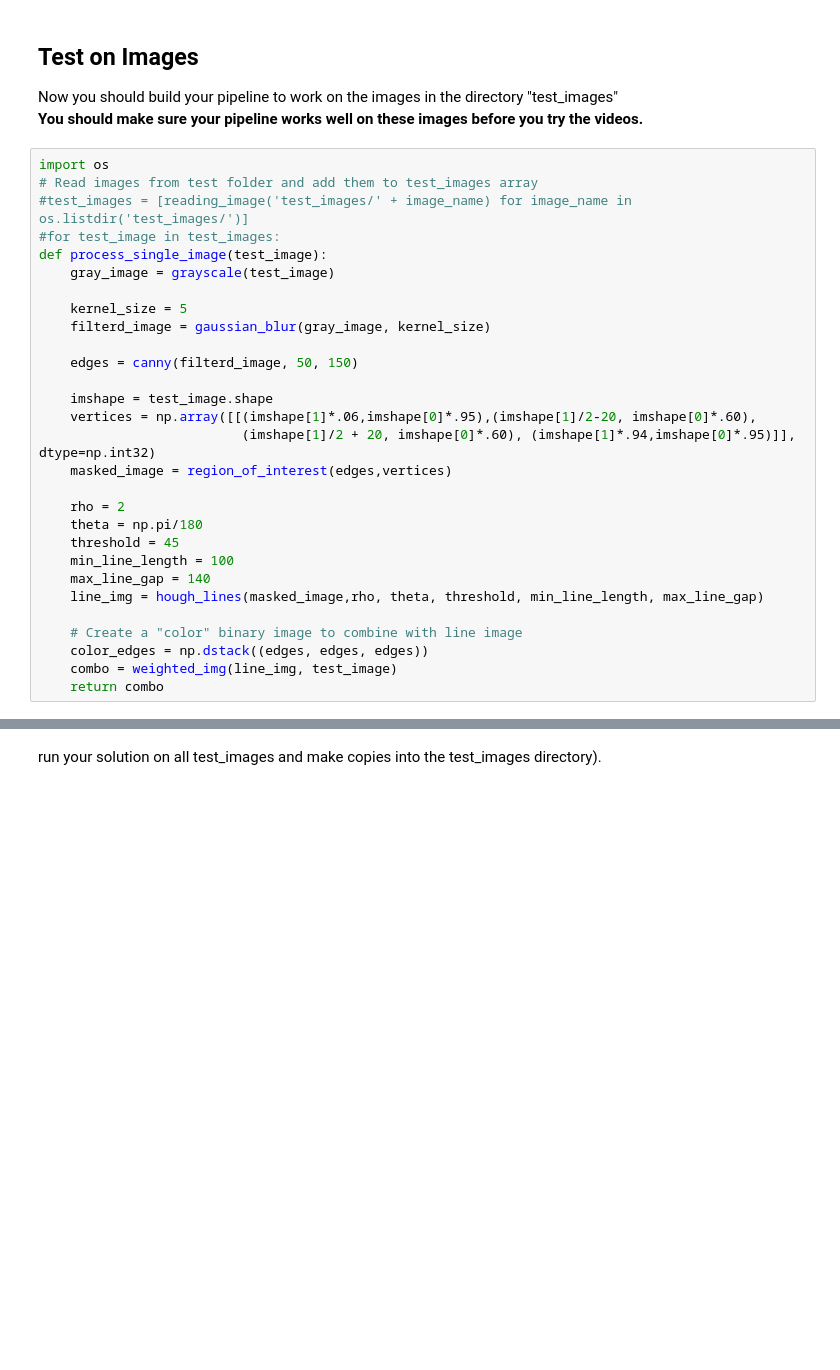
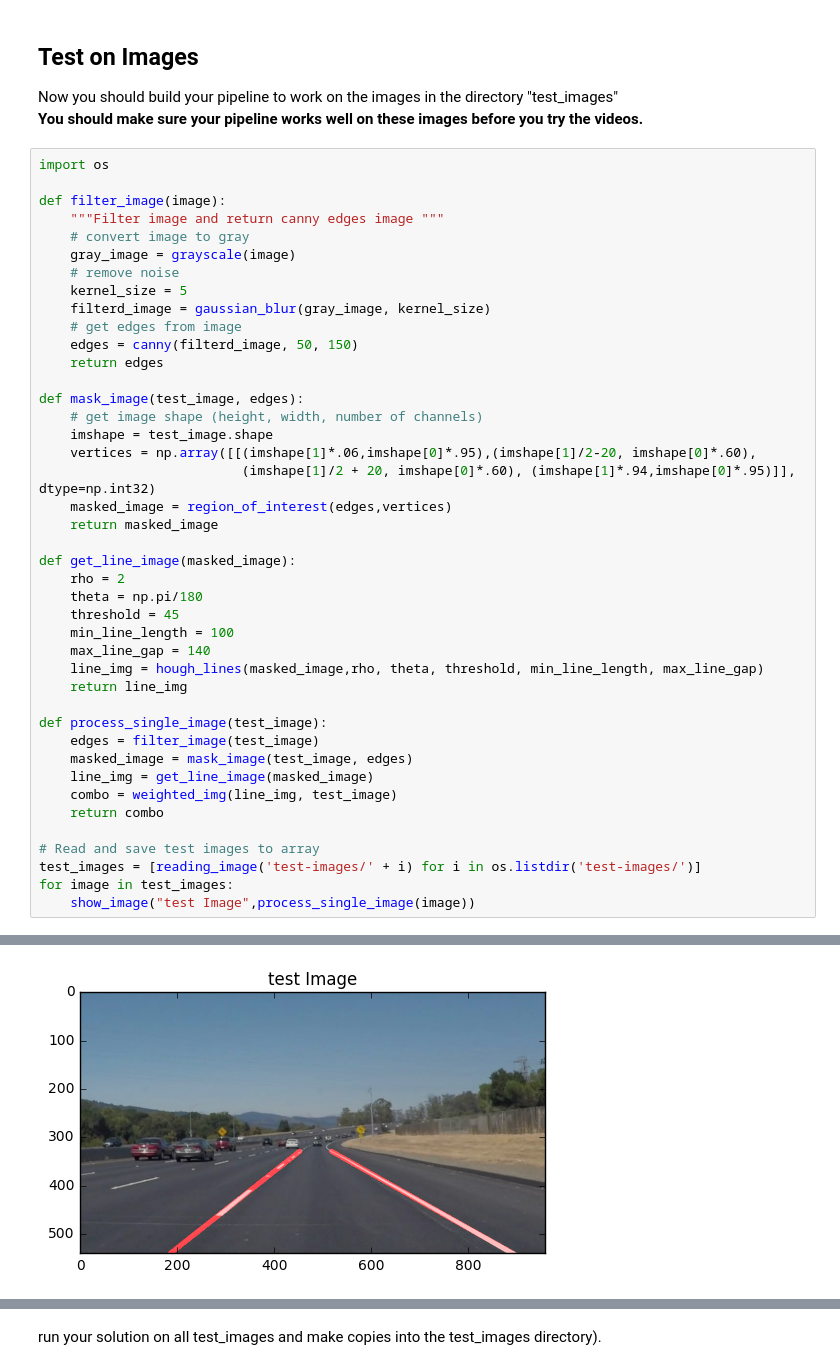
Before and after one commit to elmasria/finding-lane-lines, a Jupyter notebook: P1.ipynb, the cells around one changed output, grey strips where cells are left out. Saved outputs shown, nothing was run; the diff lists cells and outputs as text; blank space fills up the shorter version.

Commit message:
feat: add algorithm to detect lane lines

```diff
--- a/P1.ipynb
+++ b/P1.ipynb
@@ -129,30 +167,44 @@ Now you should build your pipeline to work on the images in the directory "test_
 **You should make sure your pipeline works well on these images before you try the videos.**
 # %%
 import os
-# Read images from test folder and add them to test_images array
-#test_images = [reading_image('test_images/' + image_name) for image_name in os.listdir('test_images/')]
-#for test_image in test_images:
-def process_single_image(test_image):
-    gray_image = grayscale(test_image)
 
+def filter_image(image):
+    """Filter image and return canny edges image """
+    # convert image to gray
+    gray_image = grayscale(image)
+    # remove noise
     kernel_size = 5
     filterd_image = gaussian_blur(gray_image, kernel_size)
+    # get edges from image
+    edges = canny(filterd_image, 50, 150)
+    return edges
 
-    edges = canny(filterd_image, 50, 150)
-
+def mask_image(test_image, edges):
+    # get image shape (height, width, number of channels)
     imshape = test_image.shape
     vertices = np.array([[(imshape[1]*.06,imshape[0]*.95),(imshape[1]/2-20, imshape[0]*.60),
                           (imshape[1]/2 + 20, imshape[0]*.60), (imshape[1]*.94,imshape[0]*.95)]], dtype=np.int32)
     masked_image = region_of_interest(edges,vertices)
+    return masked_image
 
+def get_line_image(masked_image):
     rho = 2
     theta = np.pi/180
     threshold = 45
     min_line_length = 100
     max_line_gap = 140
     line_img = hough_lines(masked_image,rho, theta, threshold, min_line_length, max_line_gap)
+    return line_img
 
-    # Create a "color" binary image to combine with line image
-    color_edges = np.dstack((edges, edges, edges))
+def process_single_image(test_image):
+    edges = filter_image(test_image)
+    masked_image = mask_image(test_image, edges)
+    line_img = get_line_image(masked_image)
     combo = weighted_img(line_img, test_image)
     return combo
+
+# Read and save test images to array
+test_images = [reading_image('test-images/' + i) for i in os.listdir('test-images/')]
+for image in test_images:
+    show_image("test Image",process_single_image(image))
+# %% [output]
@@ -158,0 +217 @@ def process_single_image(test_image):
+[figure, added]
```
Also changed, not shown: parts of 8 cells of this notebook, 1 other file.
